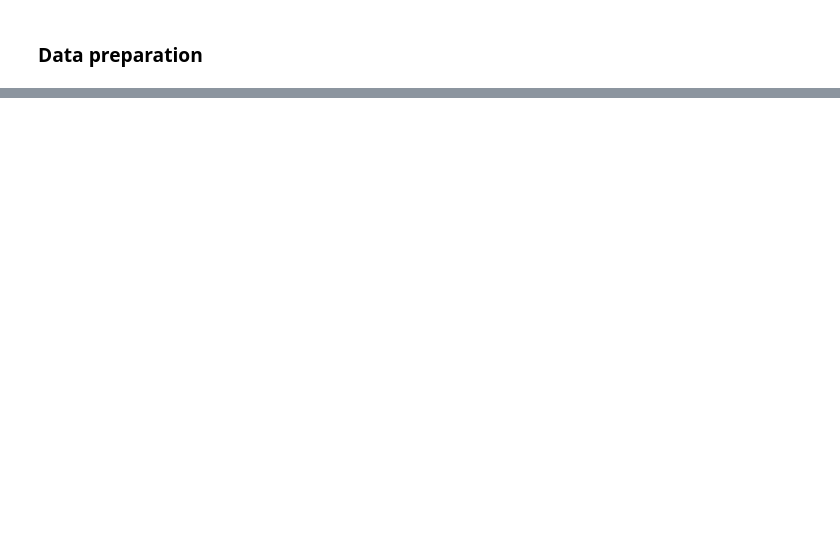
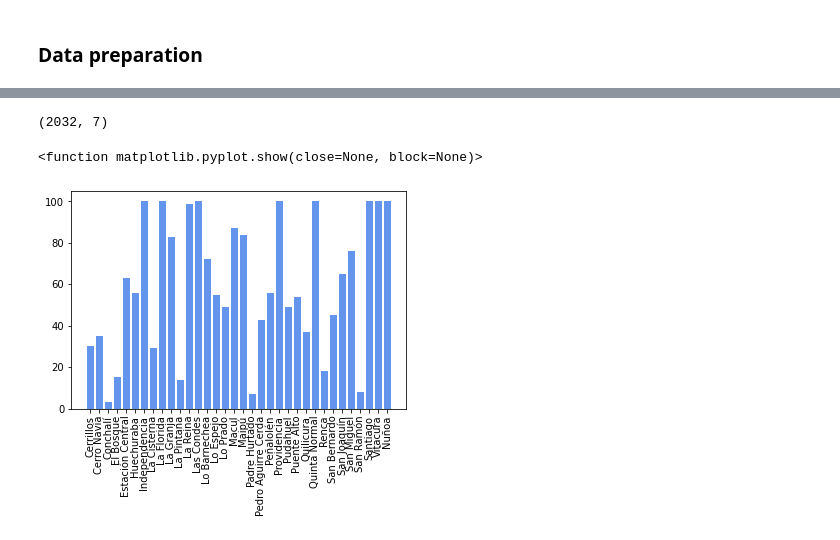
Before and after one commit to benjaminlozanow/Coursera_Capstone, a Jupyter notebook: capstone_project.ipynb, the cells around one changed output, grey strips where cells are left out. Saved outputs shown, nothing was run; the diff lists cells and outputs as text; code cells hidden in the pictures; blank space fills up the shorter version.

```diff
--- a/capstone_project.ipynb
+++ b/capstone_project.ipynb
@@ -54,0 +112,3 @@ scl_df = cl_df[cl_df['Region'] == 'Metropolitana'].reset_index(drop = True)
+# %%
+scl_df = pd.merge(scl_df, wiki_df['Comuna'], how = 'inner', on = 'Comuna')
+scl_df.shape
@@ -54,0 +117,18 @@ scl_df = cl_df[cl_df['Region'] == 'Metropolitana'].reset_index(drop = True)
+# %%
+# Create map with the former coordinates
+map_scl = folium.Map(location=[latitude, longitude], zoom_start=11)
+
+# Add labels to map
+for lat, lon, label in zip(scl_df['Latitude'], scl_df['Longitude'], scl_df['Comuna']):
+    label = folium.Popup(label, parse_html=True)
+    folium.CircleMarker(
+        [lat, lon],
+        radius=5,
+        popup=label,
+        color='black',
+        fill=True,
+        fill_color='#3186cc',
+        fill_opacity=0.7,
+        parse_html=False).add_to(map_scl)
+
+map_scl
@@ -54,0 +137,6 @@ scl_df = cl_df[cl_df['Region'] == 'Metropolitana'].reset_index(drop = True)
+# %%
+# Foursquare credentials
+CLIENT_ID = 'AWQT1QHMRZGO1NQPGIE0OTSZV0QOUYXNPJIQBUGUILLTUEPF'
+CLIENT_SECRET = 'GSJSPPUOKMKF10OKQFISH00FQUL34WORQLQGVYAG0JVSIV1V'
+VERSION = '20180605'
+LIMIT = 100
@@ -54,0 +182,15 @@ scl_df = cl_df[cl_df['Region'] == 'Metropolitana'].reset_index(drop = True)
+# %%
+scl_venues = getNearbyVenues(comuna = scl_df['Comuna'],
+                             latitudes = scl_df['Latitude'],
+                             longitudes = scl_df['Longitude'])
+# %%
+print(scl_venues.shape)
+plt.bar(x = scl_venues.groupby('Comuna').count().index.values,
+        height = scl_venues.groupby('Comuna').count()['Comuna Latitude'].values,
+        color = 'cornflowerblue')
+plt.xticks(rotation = 90)
+plt.show
+# %% [output]
+(2032, 7)
+<function matplotlib.pyplot.show(close=None, block=None)>
+[figure, added]
```
Also changed, not shown: parts of 29 cells of this notebook.
